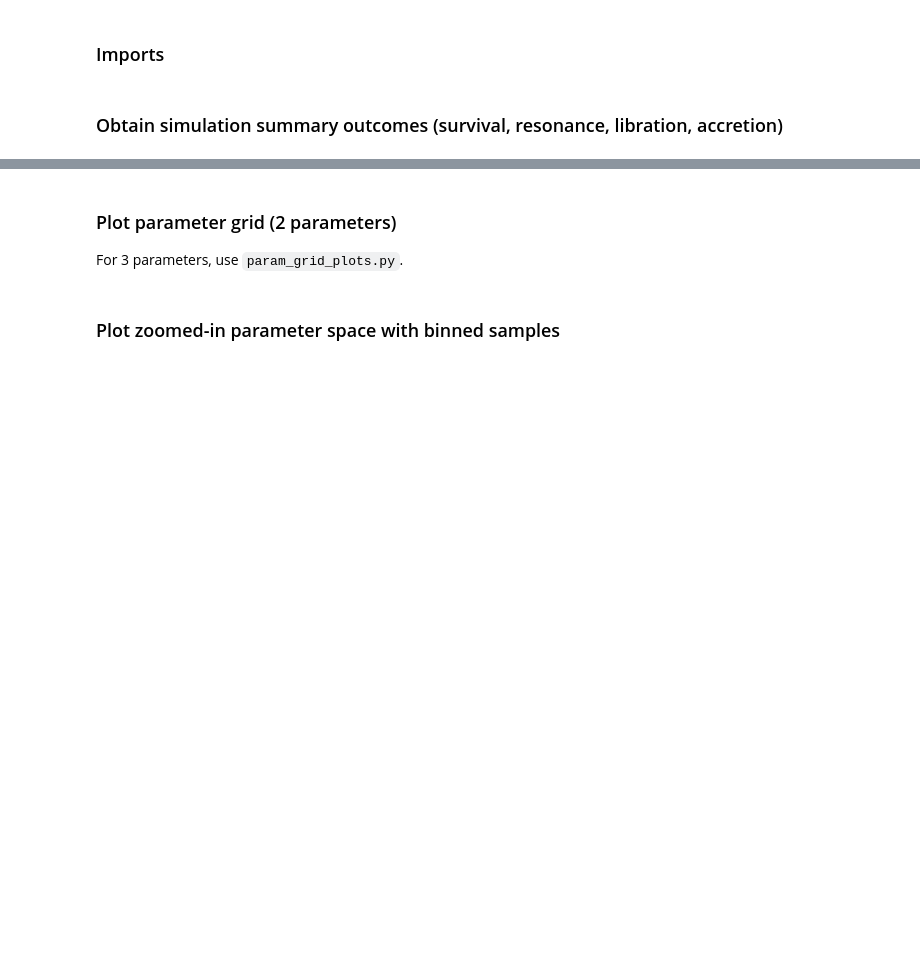
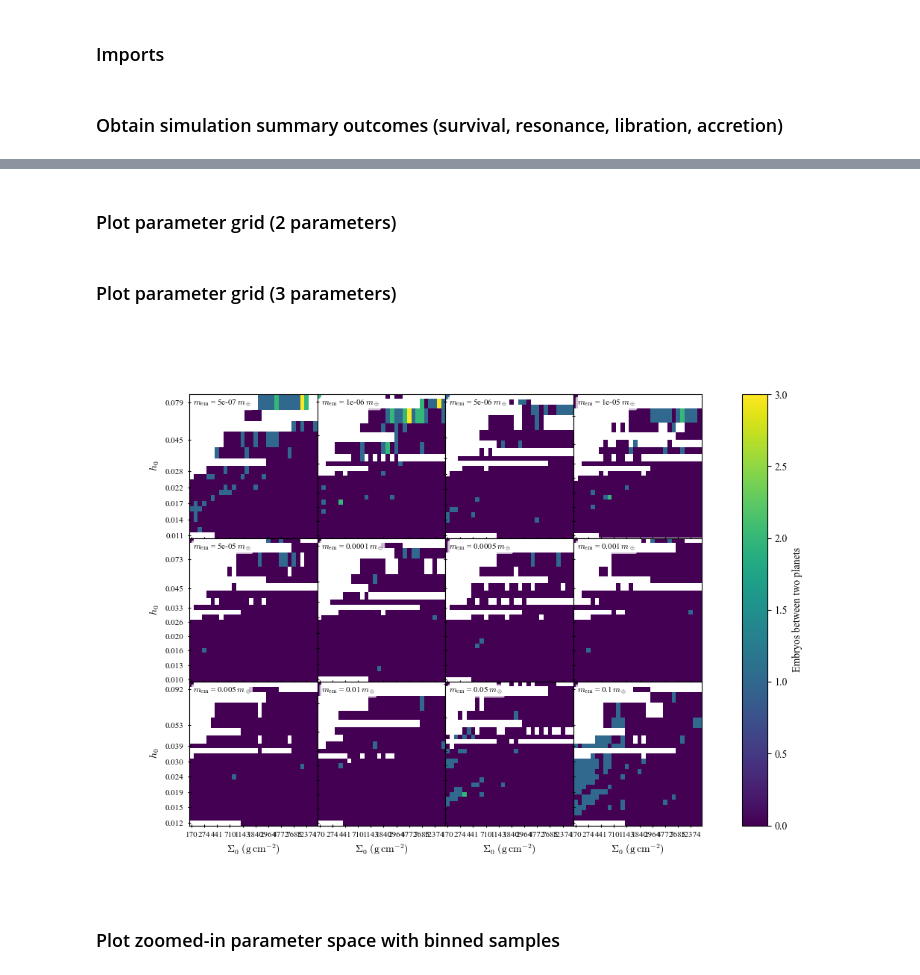
Before and after one commit to dchen10Git/uh-ifa-reu-2026, a Jupyter notebook: analyze_sims.ipynb, the cells around one changed output, grey strips where cells are left out. Saved outputs shown, nothing was run; the diff lists cells and outputs as text; code cells hidden in the pictures; blank space fills up the shorter version.

```diff
--- a/analyze_sims.ipynb
+++ b/analyze_sims.ipynb
@@ -587,5 +604,4 @@ outcomes
 # %% [markdown]
 ### Plot parameter grid (2 parameters)
-For 3 parameters, use `param_grid_plots.py`.
 # %%
 %matplotlib widget
@@ -879,6 +949,30 @@ outcomes = pd.read_hdf(f"dfs/outcomes{dataset_id}_{snapshot}.h5", key="df") # Lo
 # plot_param_grid_map(outcomes, "ejec_rate (%)", "Fraction of planetesimals ejected (%)")
 # plot_param_grid_map(outcomes, "ptsml a_median", "Median semi-major axis of surviving planetesimals", cmap='BuPu', black_threshold=0)
 # plot_param_grid_map(outcomes, "ptsml e_median", "Median eccentricity of surviving planetesimals", cmap='BuPu', black_threshold=0)
+# %% [markdown]
+### Plot parameter grid (3 parameters)
+# %%
+%matplotlib widget
+dataset_id = 2
+snapshot = -1
+outcomes = pd.read_hdf(f"dfs/outcomes{dataset_id}_{snapshot}.h5", key="df") # Load data
+
+outcomes = outcomes[outcomes['m_em'] <= 0.1] # this prevents the code from breaking
+outcomes['scattered (%)'] = outcomes["em_surv_rate (%)"] - 100*outcomes["embryos_inside"]/6
+outcomes['accreted (%)'] = 100 - outcomes["em_surv_rate (%)"]
+
+ncols = 4
+x_tick_step = 3
+y_tick_step = 3
+
+plot_param_grid_multi(outcomes, "embryos_inside", "Embryos between two planets", show_text=False, ncols=ncols, x_tick_step=x_tick_step, y_tick_step=y_tick_step)
+# plot_param_grid_multi(outcomes, "em_surv_rate (%)", "Total embryos survived (%)", show_text=False, ncols=ncols, x_tick_step=x_tick_step, y_tick_step=y_tick_step)
+# plot_param_grid_multi(outcomes, "b_resonant_embryos", "Embryos resonant with planet b", show_text=False, ncols=ncols, x_tick_step=x_tick_step, y_tick_step=y_tick_step)
+# plot_param_grid_multi(outcomes, "scattered (%)", "Embryos scattered (%)", show_text=False, ncols=ncols, x_tick_step=x_tick_step, y_tick_step=y_tick_step)
+# plot_param_grid_multi(outcomes, "accreted (%)", "Embryos accreted (%)", show_text=False, ncols=ncols, x_tick_step=x_tick_step, y_tick_step=y_tick_step)
+# plot_param_grid_multi(outcomes, "sim_id", "Sim ID", ncols=ncols, x_tick_step=x_tick_step, y_tick_step=y_tick_step)
+# %% [output]
+[figure, added]
 # %% [markdown]
 ### Plot zoomed-in parameter space with binned samples
 # %%
```
Also changed, not shown: parts of 6 cells of this notebook, 11 other files.
